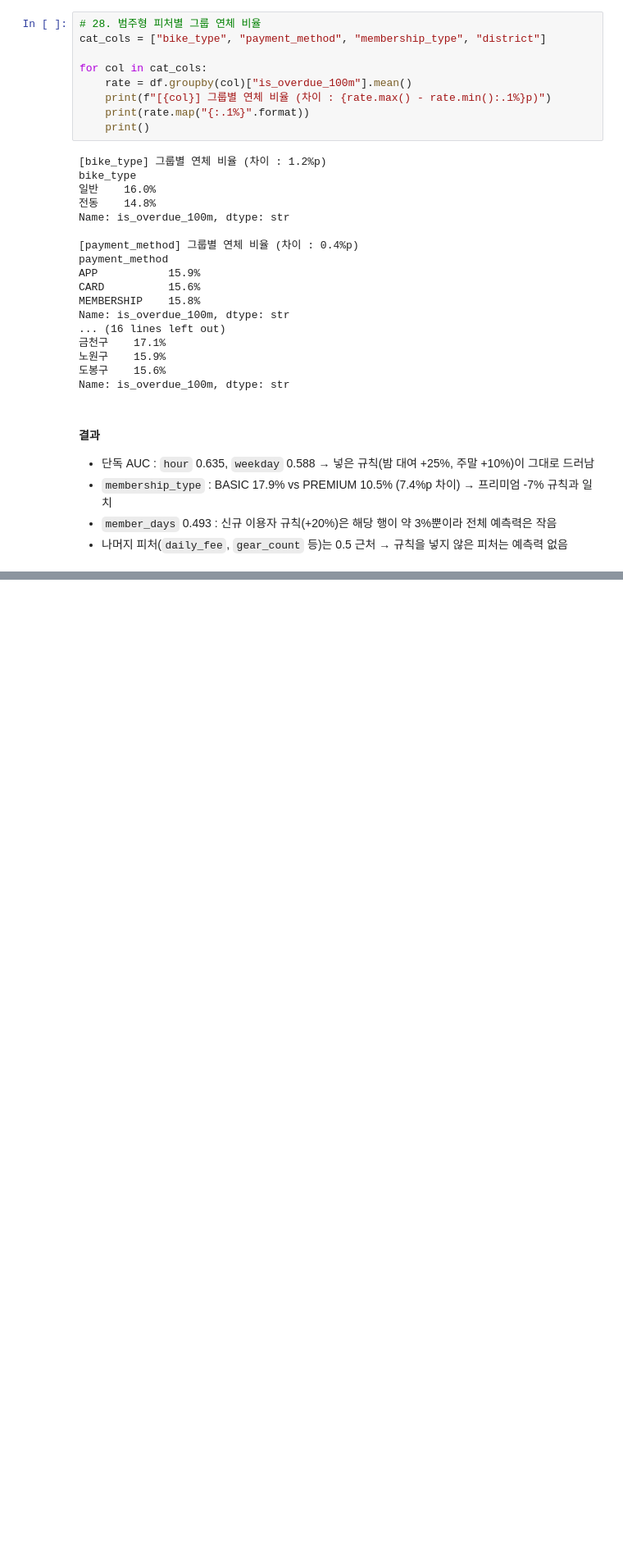
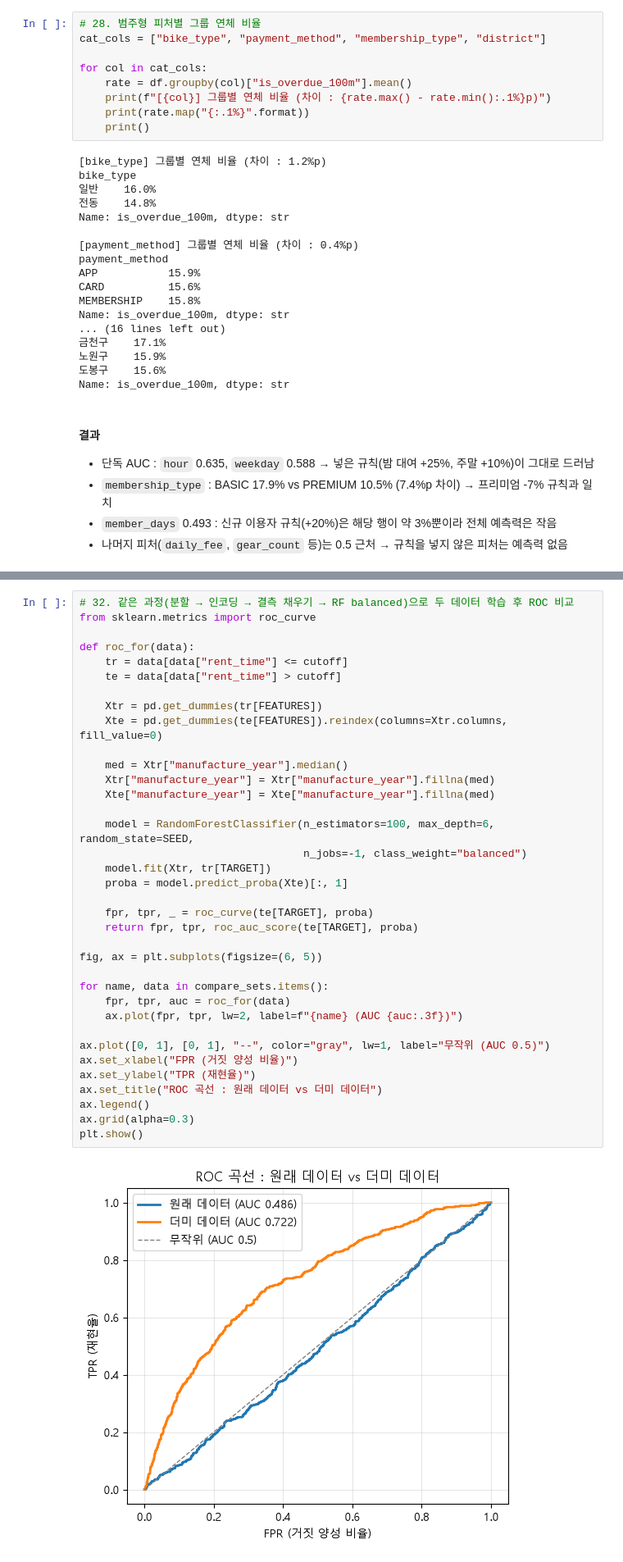
Before and after one commit to yoell1/6_Python, a Jupyter notebook: 10_02종합 실습 문제/ml_solution_dummy.ipynb, the cells around one changed output, grey strips where cells are left out. Shown at 82% size. Drawn from its saved outputs; the diff is of its cells as text; blank space fills up the shorter version.

```diff
--- a/10_02종합 실습 문제/ml_solution_dummy.ipynb
+++ b/10_02종합 실습 문제/ml_solution_dummy.ipynb
@@ -646,0 +732,38 @@ Name: is_overdue_100m, dtype: str
+# %%
+# 32. 같은 과정(분할 → 인코딩 → 결측 채우기 → RF balanced)으로 두 데이터 학습 후 ROC 비교
+from sklearn.metrics import roc_curve
+
+def roc_for(data):
+    tr = data[data["rent_time"] <= cutoff]
+    te = data[data["rent_time"] > cutoff]
+
+    Xtr = pd.get_dummies(tr[FEATURES])
+    Xte = pd.get_dummies(te[FEATURES]).reindex(columns=Xtr.columns, fill_value=0)
+
+    med = Xtr["manufacture_year"].median()
+    Xtr["manufacture_year"] = Xtr["manufacture_year"].fillna(med)
+    Xte["manufacture_year"] = Xte["manufacture_year"].fillna(med)
+
+    model = RandomForestClassifier(n_estimators=100, max_depth=6, random_state=SEED,
+                                   n_jobs=-1, class_weight="balanced")
+    model.fit(Xtr, tr[TARGET])
+    proba = model.predict_proba(Xte)[:, 1]
+
+    fpr, tpr, _ = roc_curve(te[TARGET], proba)
+    return fpr, tpr, roc_auc_score(te[TARGET], proba)
+
+fig, ax = plt.subplots(figsize=(6, 5))
+
+for name, data in compare_sets.items():
+    fpr, tpr, auc = roc_for(data)
+    ax.plot(fpr, tpr, lw=2, label=f"{name} (AUC {auc:.3f})")
+
+ax.plot([0, 1], [0, 1], "--", color="gray", lw=1, label="무작위 (AUC 0.5)")
+ax.set_xlabel("FPR (거짓 양성 비율)")
+ax.set_ylabel("TPR (재현율)")
+ax.set_title("ROC 곡선 : 원래 데이터 vs 더미 데이터")
+ax.legend()
+ax.grid(alpha=0.3)
+plt.show()
+# %% [output]
+[figure, added]
```
Also changed, not shown: parts of 8 cells of this notebook.
